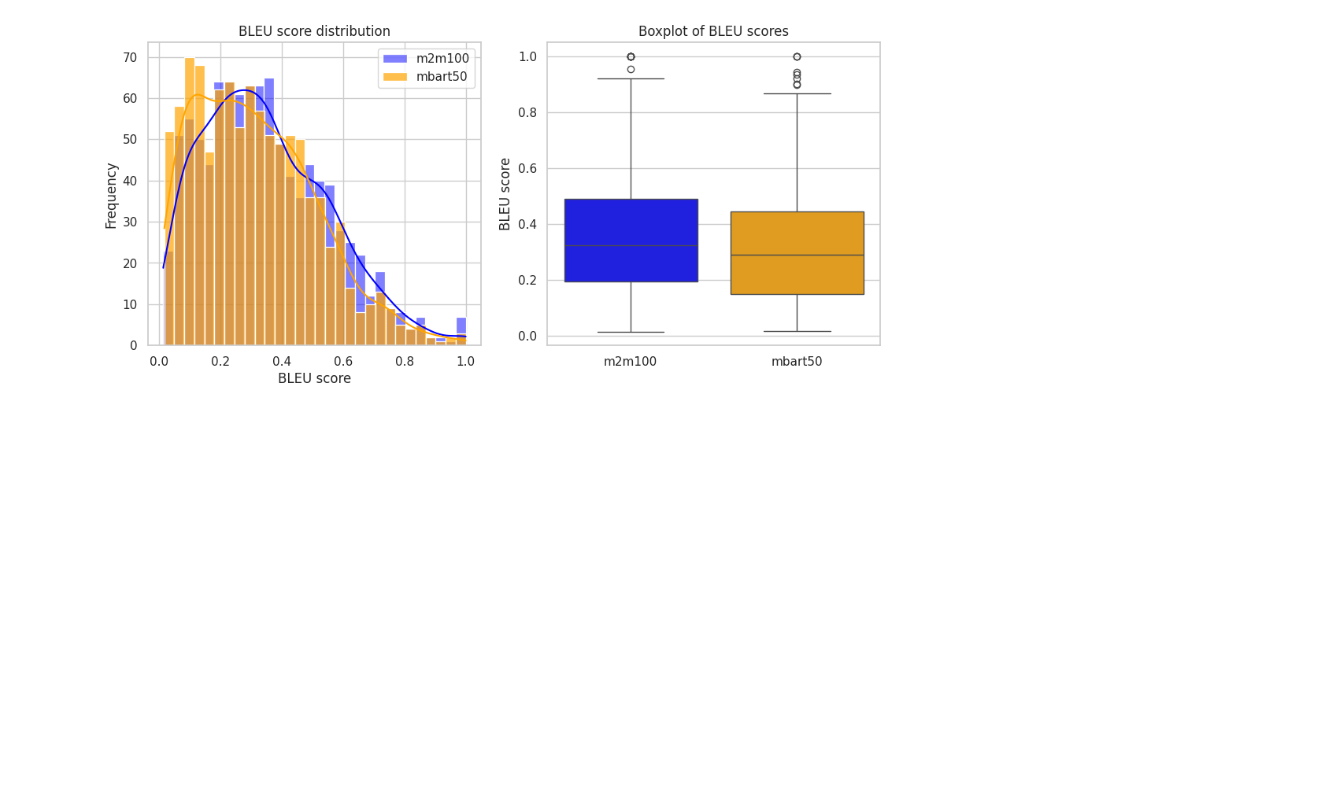
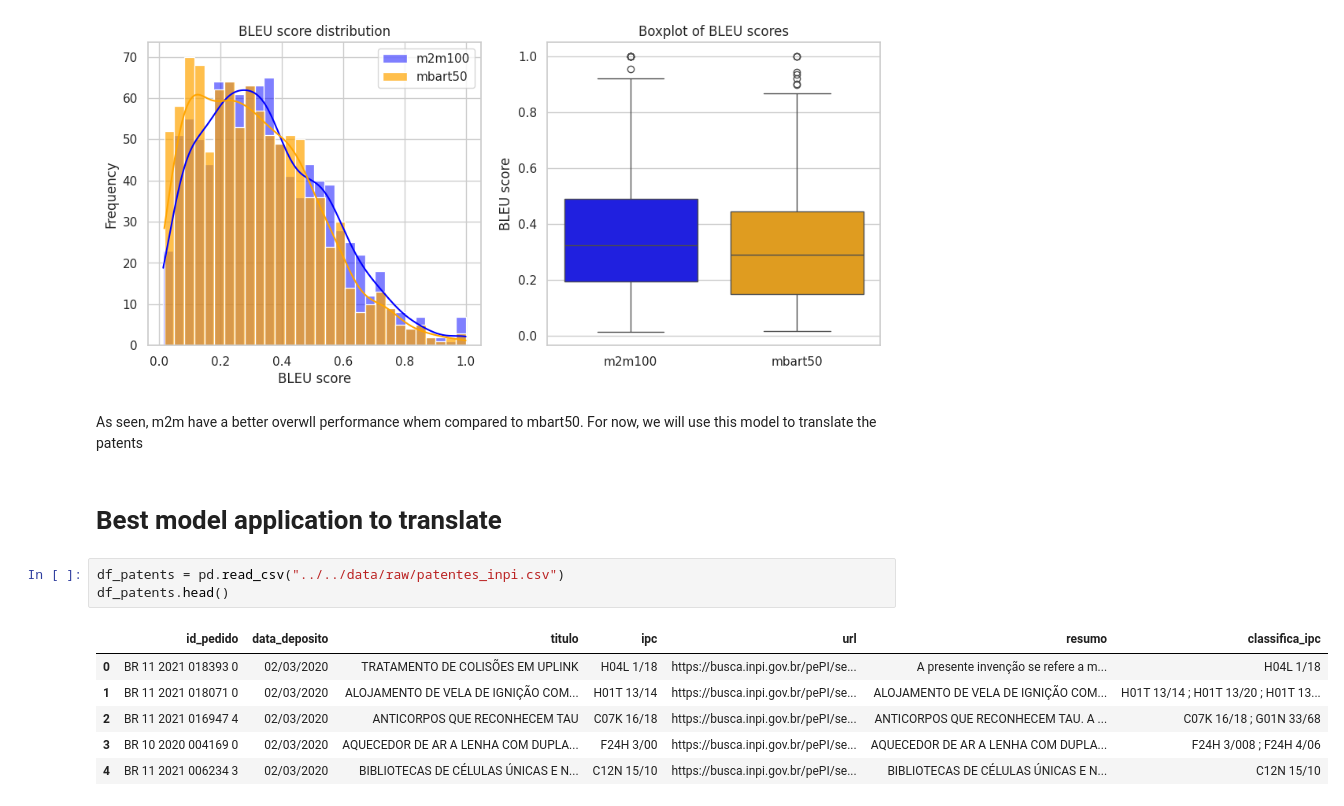
Before and after one commit to PatrickLdA/patent-ai-project, a Jupyter notebook: notebooks/experiments/translation_patents_inpi_dataset.ipynb, the cells around one changed output. Cells and saved outputs as stored; diff of their text form; blank space fills up the shorter version.

```diff
--- a/notebooks/experiments/translation_patents_inpi_dataset.ipynb
+++ b/notebooks/experiments/translation_patents_inpi_dataset.ipynb
@@ -178,3 +181,17 @@ plt.xticks([0, 1], ["m2m100", "mbart50"])
   <matplotlib.axis.XTick at 0x...>],
  [Text(0, 0, 'm2m100'), Text(1, 0, 'mbart50')])
 [figure]
+# %% [markdown]
+As seen, m2m have a better overwll performance whem compared to mbart50. For now, we will use this model to translate the patents
+# %% [markdown]
+# Best model application to translate
+# %%
+df_patents = pd.read_csv("../../data/raw/patentes_inpi.csv")
+df_patents.head()
+# %% [output]
+|  | id_pedido | data_deposito | titulo | ipc | url | resumo | classifica_ipc |
+| 0 | BR 11 2021 018393 0 | 02/03/2020 | TRATAMENTO DE COLISÕES EM UPLINK | H04L 1/18 | https://busca.inpi.gov.br/pePI/se... | A presente invenção se refere a m... | H04L 1/18 |
+| 1 | BR 11 2021 018071 0 | 02/03/2020 | ALOJAMENTO DE VELA DE IGNIÇÃO COM... | H01T 13/14 | https://busca.inpi.gov.br/pePI/se... | ALOJAMENTO DE VELA DE IGNIÇÃO COM... | H01T 13/14 ; H01T 13/20 ; H01T 13... |
+| 2 | BR 11 2021 016947 4 | 02/03/2020 | ANTICORPOS QUE RECONHECEM TAU | C07K 16/18 | https://busca.inpi.gov.br/pePI/se... | ANTICORPOS QUE RECONHECEM TAU. A ... | C07K 16/18 ; G01N 33/68 |
+| 3 | BR 10 2020 004169 0 | 02/03/2020 | AQUECEDOR DE AR A LENHA COM DUPLA... | F24H 3/00 | https://busca.inpi.gov.br/pePI/se... | AQUECEDOR DE AR A LENHA COM DUPLA... | F24H 3/008 ; F24H 4/06 |
+| 4 | BR 11 2021 006234 3 | 02/03/2020 | BIBLIOTECAS DE CÉLULAS ÚNICAS E N... | C12N 15/10 | https://busca.inpi.gov.br/pePI/se... | BIBLIOTECAS DE CÉLULAS ÚNICAS E N... | C12N 15/10 |
```
Also changed, not shown: parts of 28 cells of this notebook, 7 other files.
